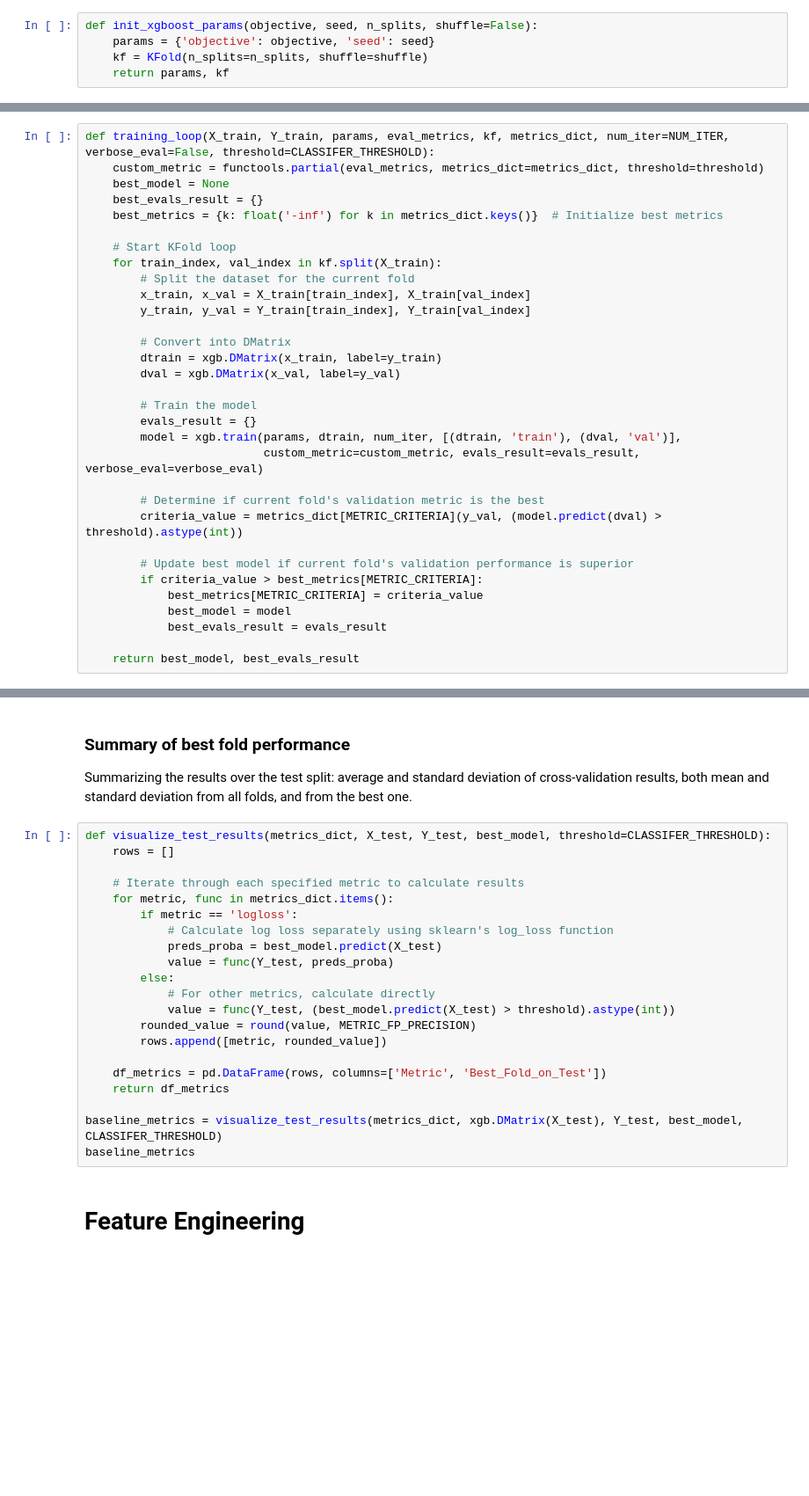
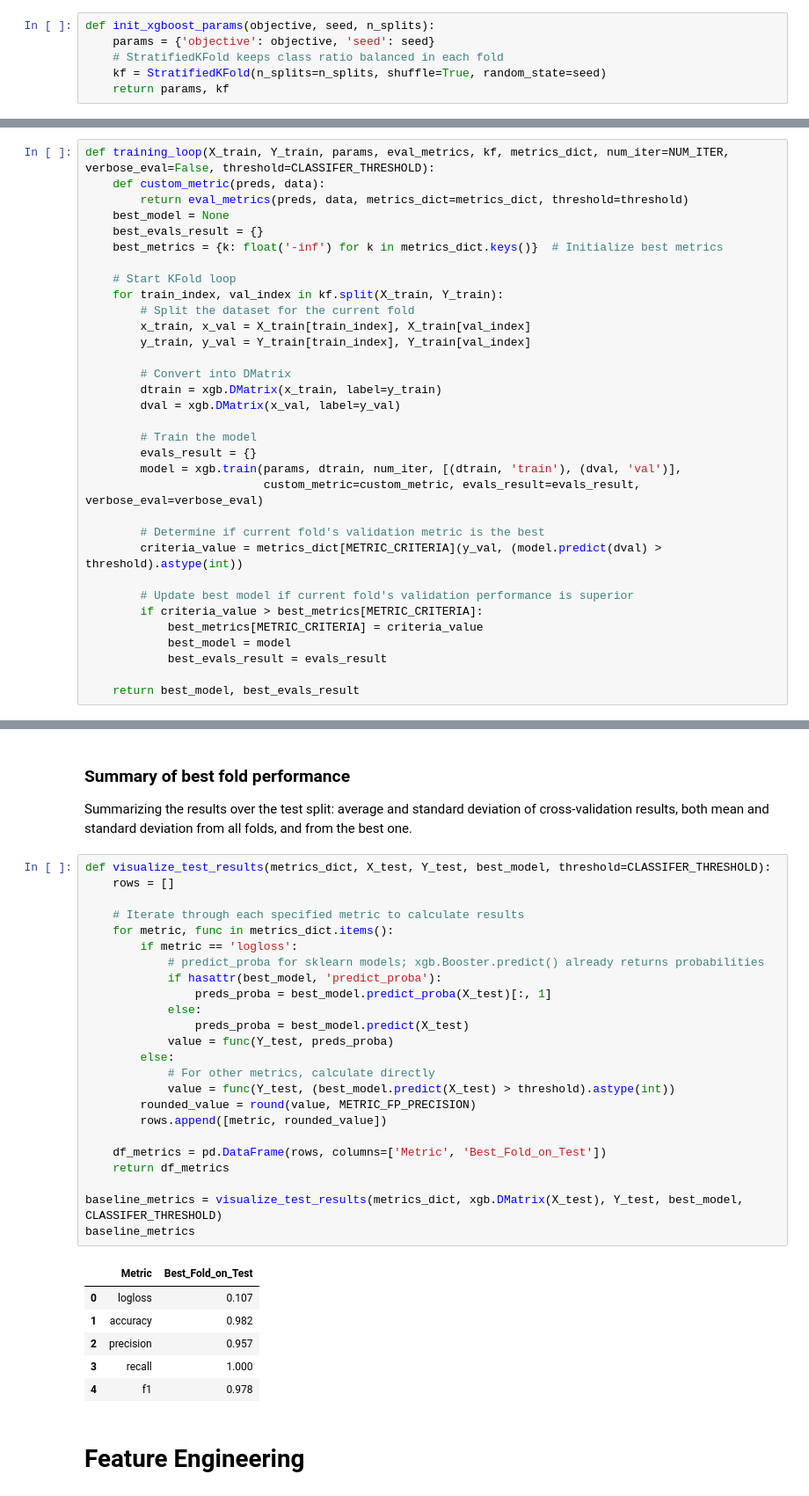
Before and after one commit to krishang-bose/BreastCancerDetection, a Jupyter notebook: pipeline.ipynb, the cells around one changed output, grey strips where cells are left out. Shown at 88% size. Saved outputs shown, nothing was run; the diff lists cells and outputs as text; blank space fills up the shorter version.

```diff
--- a/pipeline.ipynb
+++ b/pipeline.ipynb
@@ -406,9 +506,10 @@ training_columns = df.columns.drop([ID, LABEL]).to_list()
 # %% [markdown]
 ### Set XGBoost parameters
 # %%
-def init_xgboost_params(objective, seed, n_splits, shuffle=False):
+def init_xgboost_params(objective, seed, n_splits):
     params = {'objective': objective, 'seed': seed}
-    kf = KFold(n_splits=n_splits, shuffle=shuffle)
+    # StratifiedKFold keeps class ratio balanced in each fold
+    kf = StratifiedKFold(n_splits=n_splits, shuffle=True, random_state=seed)
     return params, kf
 # %%
 params, kf = init_xgboost_params(XGBOOST_MODEL_OBJECTIVE, SEED, NUM_KFOLD)
@@ -436,13 +537,14 @@ This loop facilitates the training and evaluation of 10 XGBoost models through K
 5. Evaluating each model on a test set to update the metrics summary and determine the best model based on predefined criteria.
 # %%
 def training_loop(X_train, Y_train, params, eval_metrics, kf, metrics_dict, num_iter=NUM_ITER, verbose_eval=False, threshold=CLASSIFER_THRESHOLD):
-    custom_metric = functools.partial(eval_metrics, metrics_dict=metrics_dict, threshold=threshold)
+    def custom_metric(preds, data):
+        return eval_metrics(preds, data, metrics_dict=metrics_dict, threshold=threshold)
     best_model = None
     best_evals_result = {}
     best_metrics = {k: float('-inf') for k in metrics_dict.keys()}  # Initialize best metrics
 
     # Start KFold loop
-    for train_index, val_index in kf.split(X_train):
+    for train_index, val_index in kf.split(X_train, Y_train):
         # Split the dataset for the current fold
         x_train, x_val = X_train[train_index], X_train[val_index]
         y_train, y_val = Y_train[train_index], Y_train[val_index]
@@ -519,24 +623,34 @@ Summarizing the results over the test split: average and standard deviation of c
 # %%
 def visualize_test_results(metrics_dict, X_test, Y_test, best_model, threshold=CLASSIFER_THRESHOLD):
     rows = []
 
     # Iterate through each specified metric to calculate results
     for metric, func in metrics_dict.items():
         if metric == 'logloss':
-            # Calculate log loss separately using sklearn's log_loss function
-            preds_proba = best_model.predict(X_test)
+            # predict_proba for sklearn models; xgb.Booster.predict() already returns probabilities
+            if hasattr(best_model, 'predict_proba'):
+                preds_proba = best_model.predict_proba(X_test)[:, 1]
+            else:
+                preds_proba = best_model.predict(X_test)
             value = func(Y_test, preds_proba)
         else:
             # For other metrics, calculate directly
             value = func(Y_test, (best_model.predict(X_test) > threshold).astype(int))
         rounded_value = round(value, METRIC_FP_PRECISION)
         rows.append([metric, rounded_value])
 
     df_metrics = pd.DataFrame(rows, columns=['Metric', 'Best_Fold_on_Test'])
     return df_metrics
 
 baseline_metrics = visualize_test_results(metrics_dict, xgb.DMatrix(X_test), Y_test, best_model, CLASSIFER_THRESHOLD)
 baseline_metrics
+# %% [output]
+|  | Metric | Best_Fold_on_Test |
+| 0 | logloss | 0.107 |
+| 1 | accuracy | 0.982 |
+| 2 | precision | 0.957 |
+| 3 | recall | 1.000 |
+| 4 | f1 | 0.978 |
 # %% [markdown]
 # Feature Engineering
 # %%
```
Also changed, not shown: parts of 32 cells of this notebook.
